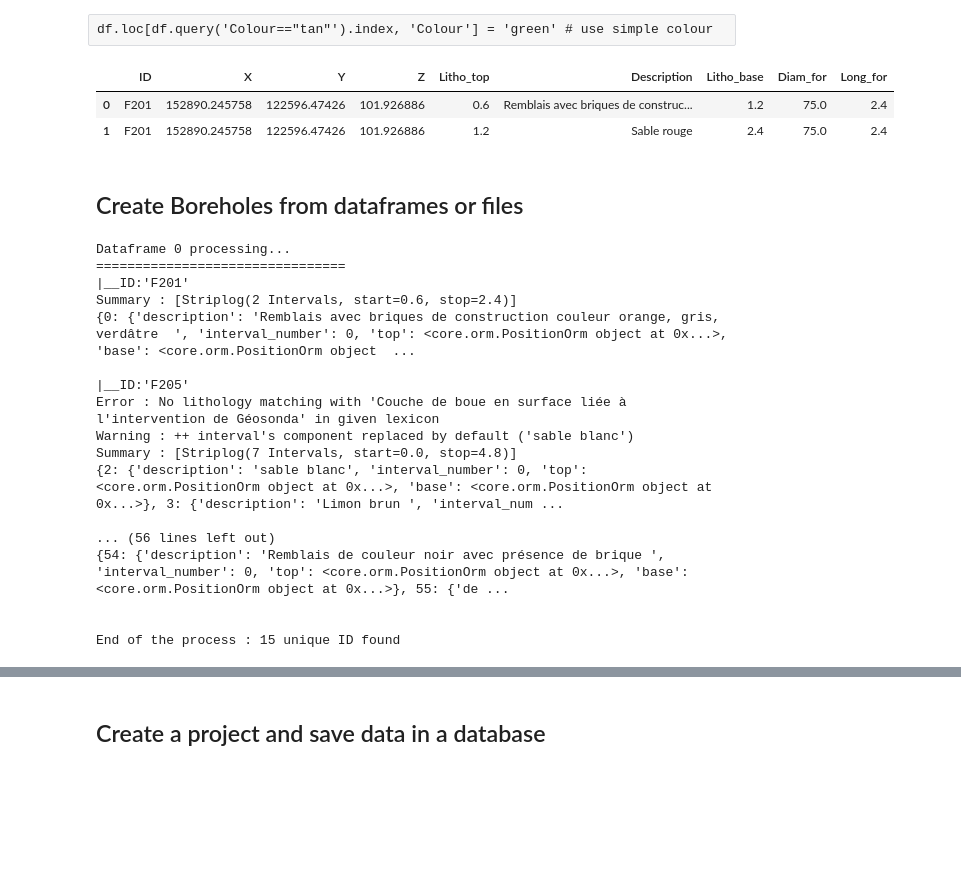
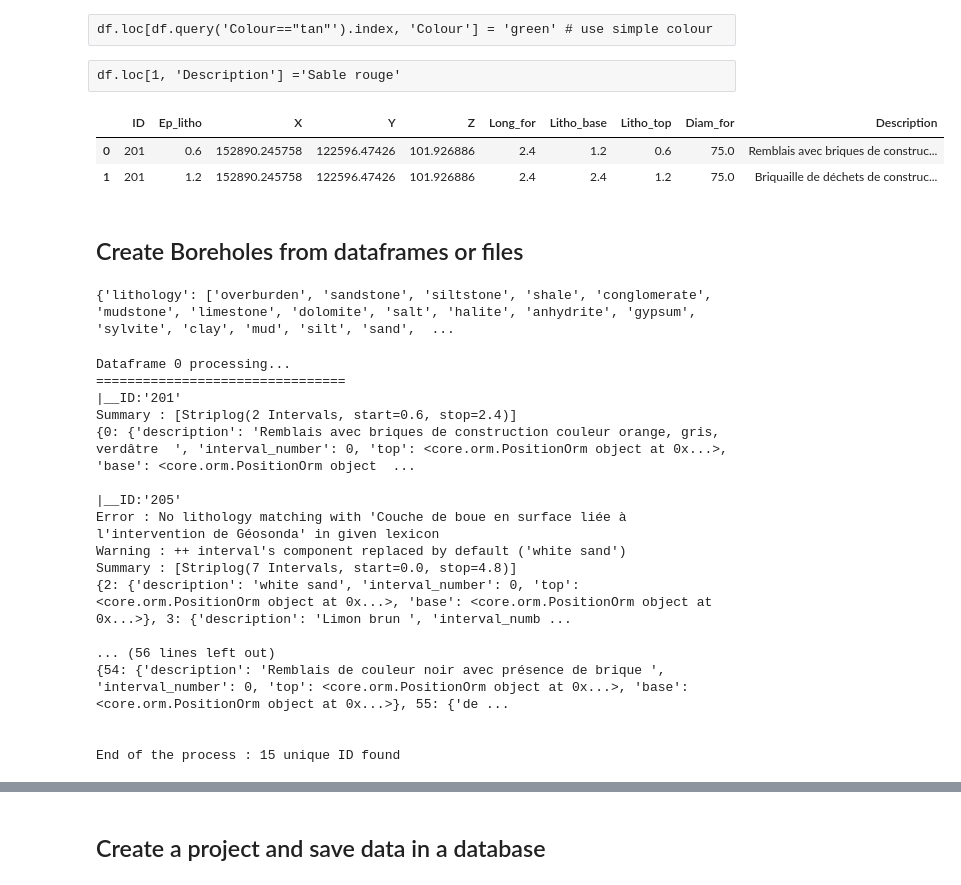
Before and after one commit to kaufmanno/GSDMA, a Jupyter notebook: playground/TFE_test/Boreholes_representation-Copy1.ipynb, the cells around one changed output, grey strips where cells are left out. Drawn from its saved outputs; the diff is of its cells as text; code cells hidden in the pictures; blank space fills up the shorter version.

```diff
--- a/playground/TFE_test/Boreholes_representation-Copy1.ipynb
+++ b/playground/TFE_test/Boreholes_representation-Copy1.ipynb
@@ -38,13 +37,11 @@ df.rename({'new_Z':'Z'}, axis='columns', inplace=True)
 df.loc[df.query('Colour=="tan"').index, 'Colour'] = 'green' # use simple colour
 # %%
 df.drop(index=df.query('X!=X').index, inplace=True)
-# %%
-df = df[:-1].copy()
-# %%
-df.loc[1, 'Description'] ='Sable rouge'
+# %% [raw]
+df.loc[1, 'Description'] ='Sable rouge'
 # %%
-df.query('ID=="F201"')
+df.query('ID=="201"')
 # %% [output]
-|  | ID | X | Y | Z | Litho_top | Description | Litho_base | Diam_for | Long_for |
-| 0 | F201 | 152890.245758 | 122596.47426 | 101.926886 | 0.6 | Remblais avec briques de construc... | 1.2 | 75.0 | 2.4 |
-| 1 | F201 | 152890.245758 | 122596.47426 | 101.926886 | 1.2 | Sable rouge | 2.4 | 75.0 | 2.4 |
+|  | ID | Ep_litho | X | Y | Z | Long_for | Litho_base | Litho_top | Diam_for | Description |
+| 0 | 201 | 0.6 | 152890.245758 | 122596.47426 | 101.926886 | 2.4 | 1.2 | 0.6 | 75.0 | Remblais avec briques de construc... |
+| 1 | 201 | 1.2 | 152890.245758 | 122596.47426 | 101.926886 | 2.4 | 2.4 | 1.2 | 75.0 | Briquaille de déchets de construc... |
@@ -53,5 +48,9 @@ df.query('ID=="F201"')
 # %% [markdown]
 ## Create Boreholes from dataframes or files
+# %%
+Lexicon.default()
+# %% [output]
+{'lithology': ['overburden', 'sandstone', 'siltstone', 'shale', 'conglomerate', 'mudstone', 'limestone', 'dolomite', 'salt', 'halite', 'anhydrite', 'gypsum', 'sylvite', 'clay', 'mud', 'silt', 'sand',  ...
 # %%
 bhs_df=[df] # list of dataframes
 # %%
@@ -61,19 +60,19 @@ boreholes, components, link_intv_comp = boreholes_from_files(bhs_df, verbose=Tru
                                                 diam_field='Diam_for',
                                                 litho_top_field='Litho_top',
                                                 litho_base_field='Litho_base',
-                                                thick_field='Long_for')
+                                                thick_field='Ep_litho')
 # %% [output]
 Dataframe 0 processing...
 ================================
-|__ID:'F201'
+|__ID:'201'
 Summary : [Striplog(2 Intervals, start=0.6, stop=2.4)]
 {0: {'description': 'Remblais avec briques de construction couleur orange, gris, verdâtre  ', 'interval_number': 0, 'top': <core.orm.PositionOrm object at 0x...>, 'base': <core.orm.PositionOrm object  ...
 
-|__ID:'F205'
+|__ID:'205'
 Error : No lithology matching with 'Couche de boue en surface liée à l'intervention de Géosonda' in given lexicon
-Warning : ++ interval's component replaced by default ('sable blanc')
+Warning : ++ interval's component replaced by default ('white sand')
 Summary : [Striplog(7 Intervals, start=0.0, stop=4.8)]
-{2: {'description': 'sable blanc', 'interval_number': 0, 'top': <core.orm.PositionOrm object at 0x...>, 'base': <core.orm.PositionOrm object at 0x...>}, 3: {'description': 'Limon brun ', 'interval_num ...
+{2: {'description': 'white sand', 'interval_number': 0, 'top': <core.orm.PositionOrm object at 0x...>, 'base': <core.orm.PositionOrm object at 0x...>}, 3: {'description': 'Limon brun ', 'interval_numb ...
 
 ... (56 lines left out)
 {54: {'description': 'Remblais de couleur noir avec présence de brique ', 'interval_number': 0, 'top': <core.orm.PositionOrm object at 0x...>, 'base': <core.orm.PositionOrm object at 0x...>}, 55: {'de ...
```
Also changed, not shown: parts of 17 cells of this notebook, 4 other files.
